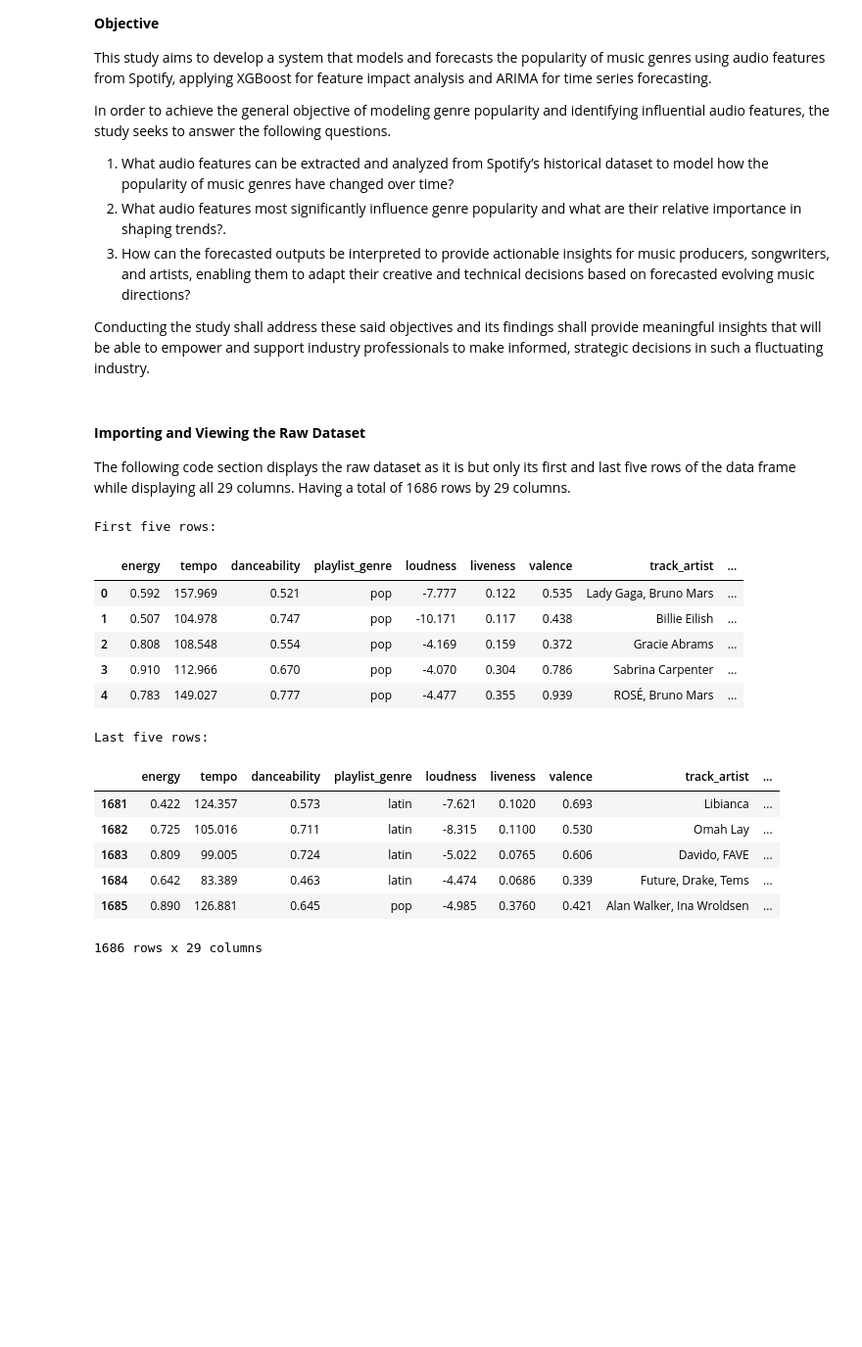
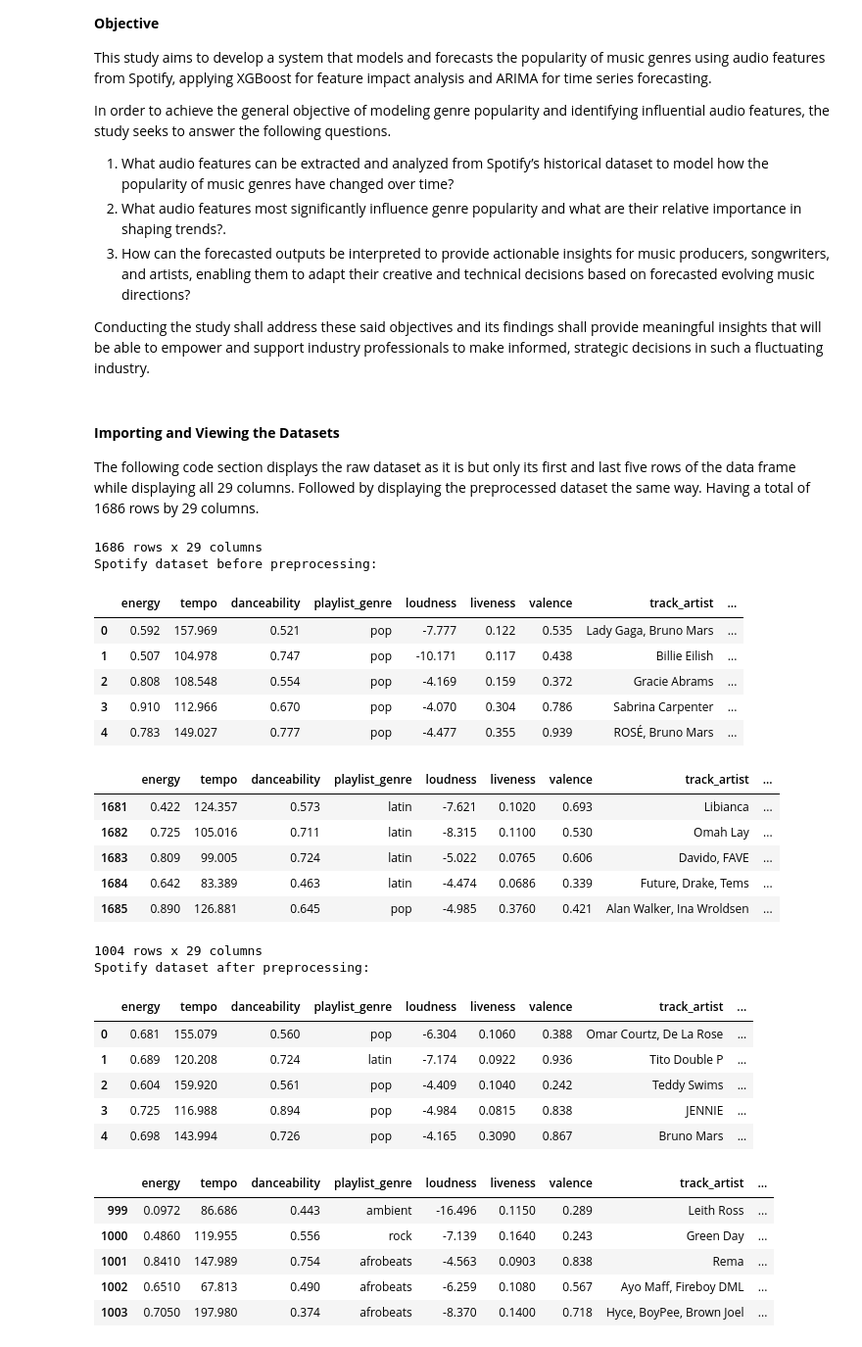
Before and after one commit to Bobberns/Beats-and-Bytes, a Jupyter notebook: 001_Overview.ipynb, the cells around one changed output. Shown at 98% size. Drawn from its saved outputs; the diff is of its cells as text; code cells hidden in the pictures; blank space fills up the shorter version.

```diff
--- a/001_Overview.ipynb
+++ b/001_Overview.ipynb
@@ -23,35 +28,52 @@ Conducting the study shall address these said objectives and its findings shall
 # %% [markdown]
-#### **Importing and Viewing the Raw Dataset**
+#### **Importing and Viewing the Datasets**
 
-The following code section displays the raw dataset as it is but only its first and last five rows of the data frame while displaying all 29 columns.
+The following code section displays the raw dataset as it is but only its first and last five rows of the data frame while displaying all 29 columns. Followed by displaying the preprocessed dataset the same way.
 Having a total of 1686 rows by 29 columns.
 # %%
-import pandas as pd
-
-spotifyDF = pd.read_csv('Dataset/high_popularity_spotify_data(orig).csv')
+origDF = pd.read_csv('Dataset/high_popularity_spotify_data(orig).csv')
 pd.set_option('display.max_columns', None)
 
-print("First five rows:")
-display(spotifyDF.head())
-
-print("Last five rows:")
-display(spotifyDF.tail())
-
-print(f"{spotifyDF.shape[0]} rows x {spotifyDF.shape[1]} columns")
+print(f"{origDF.shape[0]} rows x {origDF.shape[1]} columns")
+print("Spotify dataset before preprocessing:")
+display(origDF.head())
+display(origDF.tail())
 # %% [output]
-First five rows:
+1686 rows x 29 columns
+Spotify dataset before preprocessing:
 |  | energy | tempo | danceability | playlist_genre | loudness | liveness | valence | track_artist | ... |
 | 0 | 0.592 | 157.969 | 0.521 | pop | -7.777 | 0.122 | 0.535 | Lady Gaga, Bruno Mars | ... |
 | 1 | 0.507 | 104.978 | 0.747 | pop | -10.171 | 0.117 | 0.438 | Billie Eilish | ... |
 | 2 | 0.808 | 108.548 | 0.554 | pop | -4.169 | 0.159 | 0.372 | Gracie Abrams | ... |
 | 3 | 0.910 | 112.966 | 0.670 | pop | -4.070 | 0.304 | 0.786 | Sabrina Carpenter | ... |
 | 4 | 0.783 | 149.027 | 0.777 | pop | -4.477 | 0.355 | 0.939 | ROSÉ, Bruno Mars | ... |
-Last five rows:
 |  | energy | tempo | danceability | playlist_genre | loudness | liveness | valence | track_artist | ... |
 | 1681 | 0.422 | 124.357 | 0.573 | latin | -7.621 | 0.1020 | 0.693 | Libianca | ... |
 | 1682 | 0.725 | 105.016 | 0.711 | latin | -8.315 | 0.1100 | 0.530 | Omah Lay | ... |
 | 1683 | 0.809 | 99.005 | 0.724 | latin | -5.022 | 0.0765 | 0.606 | Davido, FAVE | ... |
 | 1684 | 0.642 | 83.389 | 0.463 | latin | -4.474 | 0.0686 | 0.339 | Future, Drake, Tems | ... |
 | 1685 | 0.890 | 126.881 | 0.645 | pop | -4.985 | 0.3760 | 0.421 | Alan Walker, Ina Wroldsen | ... |
-1686 rows x 29 columns
+# %%
+processedDF = pd.read_csv('Dataset/preprocessed_spotify_data.csv')
+pd.set_option('display.max_columns', None)
+
+print(f"{processedDF.shape[0]} rows x {processedDF.shape[1]} columns")
+print("Spotify dataset after preprocessing:")
+display(processedDF.head())
+display(processedDF.tail())
+# %% [output]
+1004 rows x 29 columns
+Spotify dataset after preprocessing:
+|  | energy | tempo | danceability | playlist_genre | loudness | liveness | valence | track_artist | ... |
+| 0 | 0.681 | 155.079 | 0.560 | pop | -6.304 | 0.1060 | 0.388 | Omar Courtz, De La Rose | ... |
+| 1 | 0.689 | 120.208 | 0.724 | latin | -7.174 | 0.0922 | 0.936 | Tito Double P | ... |
+| 2 | 0.604 | 159.920 | 0.561 | pop | -4.409 | 0.1040 | 0.242 | Teddy Swims | ... |
+| 3 | 0.725 | 116.988 | 0.894 | pop | -4.984 | 0.0815 | 0.838 | JENNIE | ... |
+| 4 | 0.698 | 143.994 | 0.726 | pop | -4.165 | 0.3090 | 0.867 | Bruno Mars | ... |
+|  | energy | tempo | danceability | playlist_genre | loudness | liveness | valence | track_artist | ... |
+| 999 | 0.0972 | 86.686 | 0.443 | ambient | -16.496 | 0.1150 | 0.289 | Leith Ross | ... |
+| 1000 | 0.4860 | 119.955 | 0.556 | rock | -7.139 | 0.1640 | 0.243 | Green Day | ... |
+| 1001 | 0.8410 | 147.989 | 0.754 | afrobeats | -4.563 | 0.0903 | 0.838 | Rema | ... |
+| 1002 | 0.6510 | 67.813 | 0.490 | afrobeats | -6.259 | 0.1080 | 0.567 | Ayo Maff, Fireboy DML | ... |
+| 1003 | 0.7050 | 197.980 | 0.374 | afrobeats | -8.370 | 0.1400 | 0.718 | Hyce, BoyPee, Brown Joel | ... |
 # %% [markdown]
```
Also changed, not shown: parts of 4 cells of this notebook, 3 other files.
